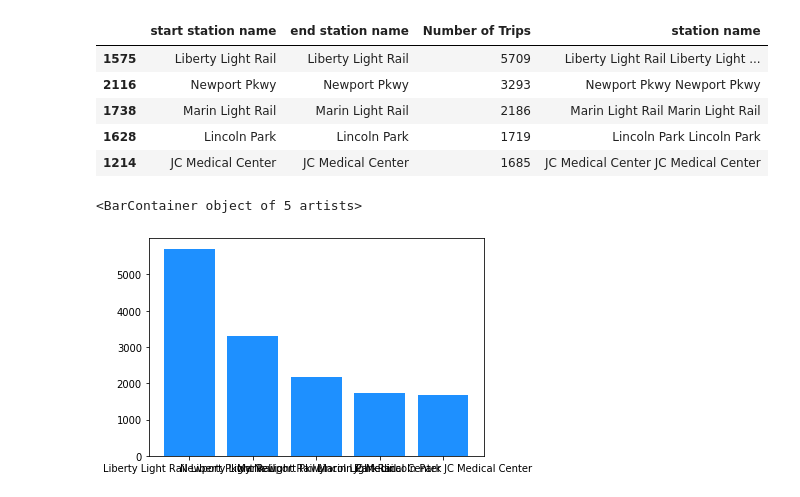
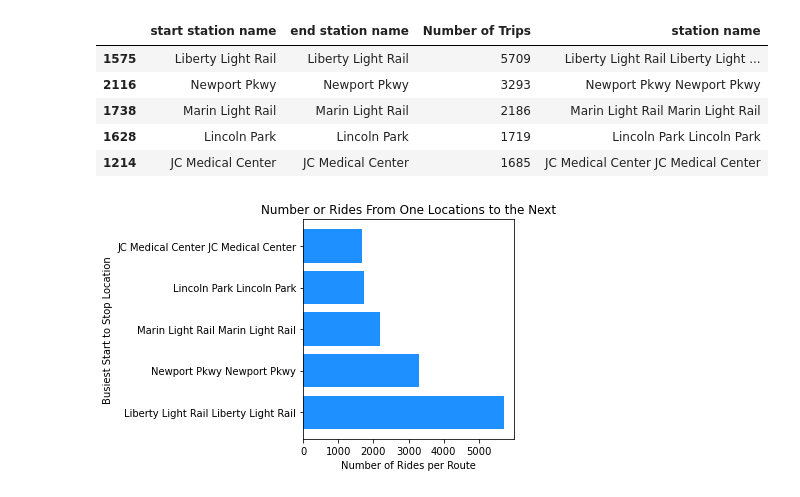
Before and after one commit to tnatoli29/Project_1, a Jupyter notebook: CitiBike/CitiBike 2020 Merge.ipynb, the cells around one changed output. Cells and saved outputs as stored; diff of their text form; code cells hidden in the pictures.

```diff
--- a/CitiBike/CitiBike 2020 Merge.ipynb
+++ b/CitiBike/CitiBike 2020 Merge.ipynb
@@ -324,15 +322,15 @@ AttributeError: Can only use .str accessor with string values!
 # %%
 # Create bins for busy start times
-bins = [0,6,12,18,24]
+#bins = [0,6,12,18,24]
 # Create labels for these bins
-bin_labels = ["Early AM", "AM", "Afternoon", "Late Afternoon", "Evening"]
+#bin_labels = ["Early AM", "AM", "Afternoon", "Late Afternoon", "Evening"]
 #Create a new column for which been each row falls into
-combined2020_CitiBike_df8["binned"] = pd.cut(combined2020_CitiBike_df8["start time"], bins)
+#combined2020_CitiBike_df8["binned"] = pd.cut(combined2020_CitiBike_df8["start time"], bins)
 #Get the value count for each bin group
-bin_count = pd.cut(combined2020_CitiBike_df8["start time"], bins=bins).value_counts()
+#bin_count = pd.cut(combined2020_CitiBike_df8["start time"], bins=bins).value_counts()
 #Group by the binned column
-bin_group = combined2020_CitiBike_df8.groupby("binned")
+#bin_group = combined2020_CitiBike_df8.groupby("binned")
 #Print the number of values in each bin group
-print(bin_group["start time"].count())
+#print(bin_group["start time"].count())
 
-trips_df = df.groupby(['Start Station Name','End Station Name']).size().reset_index(name = 'Number of Trips')
+#trips_df = df.groupby(['Start Station Name','End Station Name']).size().reset_index(name = 'Number of Trips')
@@ -460,8 +456,12 @@ most_popular_routes_df.head()
 # %%
 routes_x_axis = most_popular_routes_df["station name"].head()
 routes_y_axis = most_popular_routes_df["Number of Trips"].head()
 
-plt.bar(routes_x_axis, routes_y_axis, color = "dodgerblue")
+plt.barh(routes_x_axis, routes_y_axis, color = "dodgerblue")
+plt.title("Number or Rides From One Locations to the Next")
+plt.xlabel("Number of Rides per Route")
+plt.ylabel("Busiest Start to Stop Location")
+plt.tight_layout()
+plt.show()
 # %% [output]
-<BarContainer object of 5 artists>
-[figure, old version]
+[figure, new version]
```
Also changed, not shown: parts of 11 cells of this notebook.
